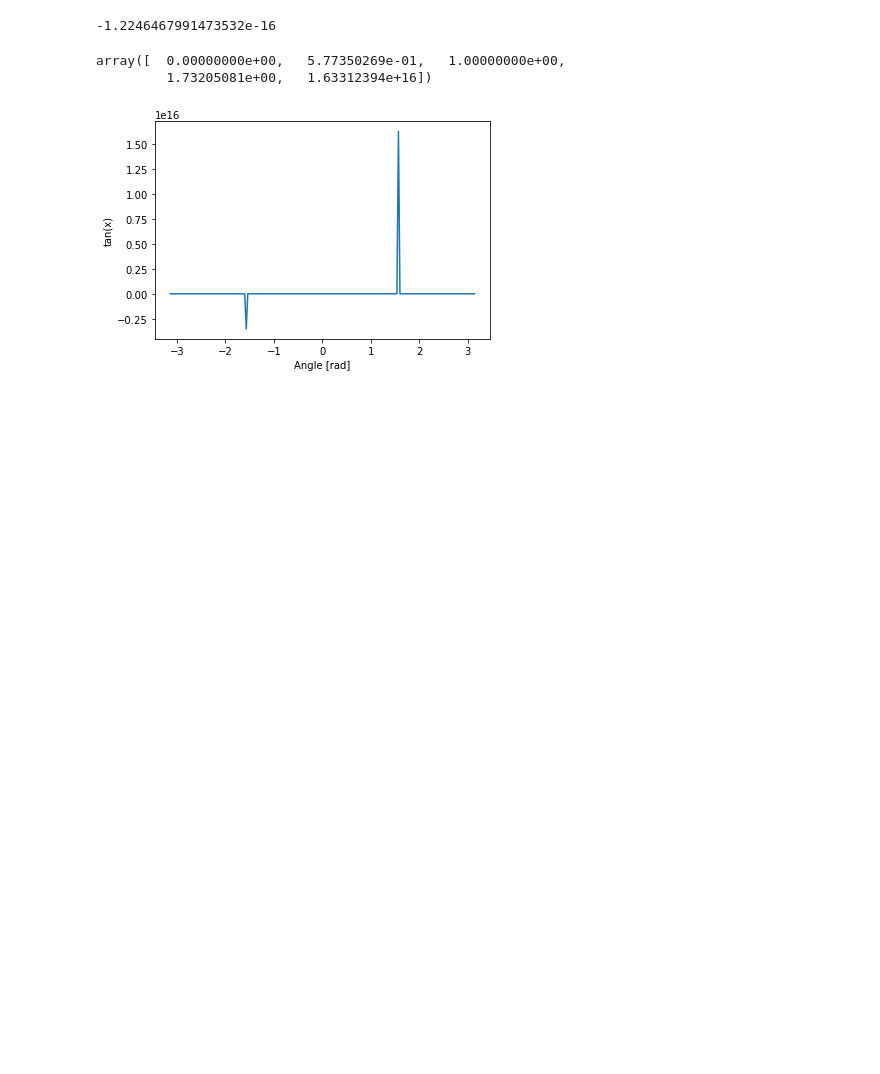
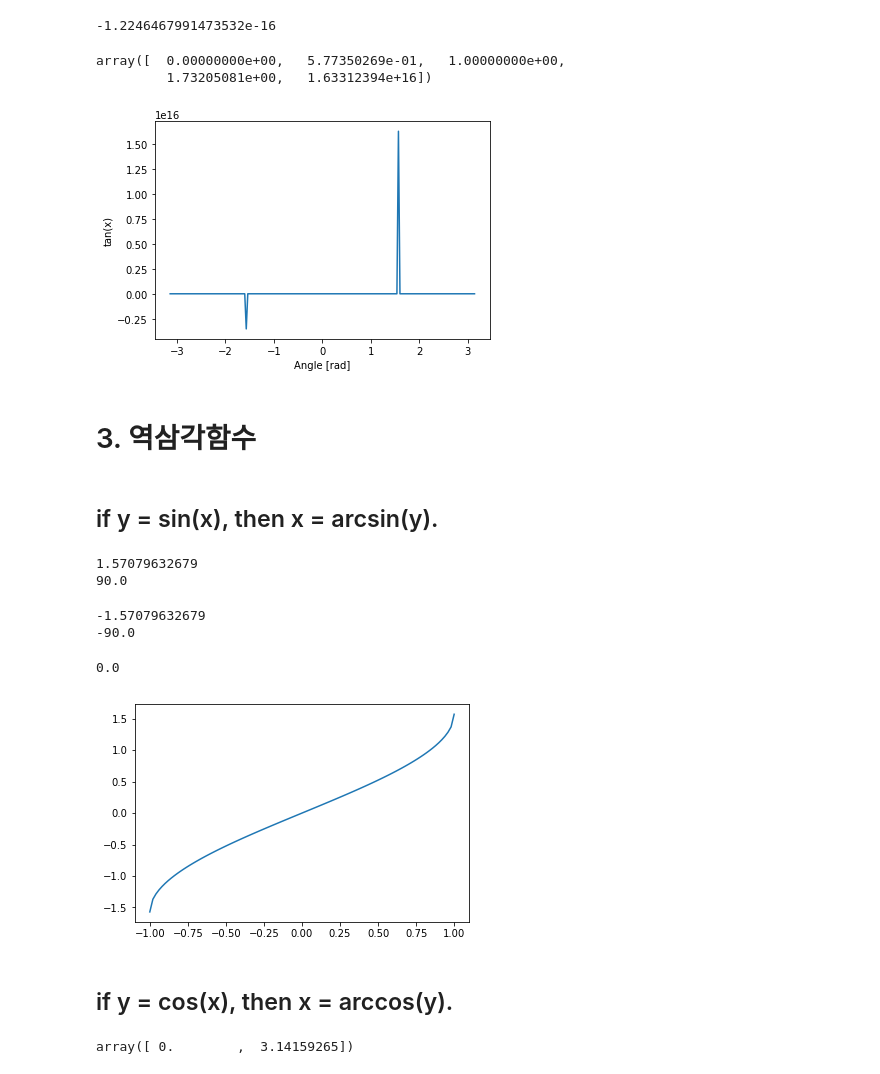
Before and after one commit to zerosum99/python_numpy, a Jupyter notebook: 유니버셜함수 삼각함수.ipynb, the cells around one changed output. Drawn from its saved outputs; the diff is of its cells as text; code cells hidden in the pictures; blank space fills up the shorter version.

```diff
--- a/유니버셜함수 삼각함수.ipynb
+++ b/유니버셜함수 삼각함수.ipynb
@@ -132,0 +202,34 @@ tanh
+# %% [markdown]
+# 3. 역삼각함수
+# %% [markdown]
+## if y = sin(x), then x = arcsin(y).
+# %%
+print(np.arcsin(1))    # pi/2
+print(np.rad2deg(np.arcsin(1)))
+# %% [output]
+1.57079632679
+90.0
+# %%
+print(np.arcsin(-1))    # -pi/2
+print(np.rad2deg(np.arcsin(-1)))
+# %% [output]
+-1.57079632679
+-90.0
+# %%
+print(np.arcsin(0))
+# %% [output]
+0.0
+# %%
+import matplotlib.pyplot as plt
+x = np.linspace(-1, 1, num=100)
+plt.plot(x, np.arcsin(x))
+plt.axis('tight')
+plt.show()
+# %% [output]
+[figure, added]
+# %% [markdown]
+## if y = cos(x), then x = arccos(y).
+# %%
+np.arccos([1, -1])
+# %% [output]
+array([ 0.        ,  3.14159265])
```
Also changed, not shown: parts of 26 cells of this notebook.
